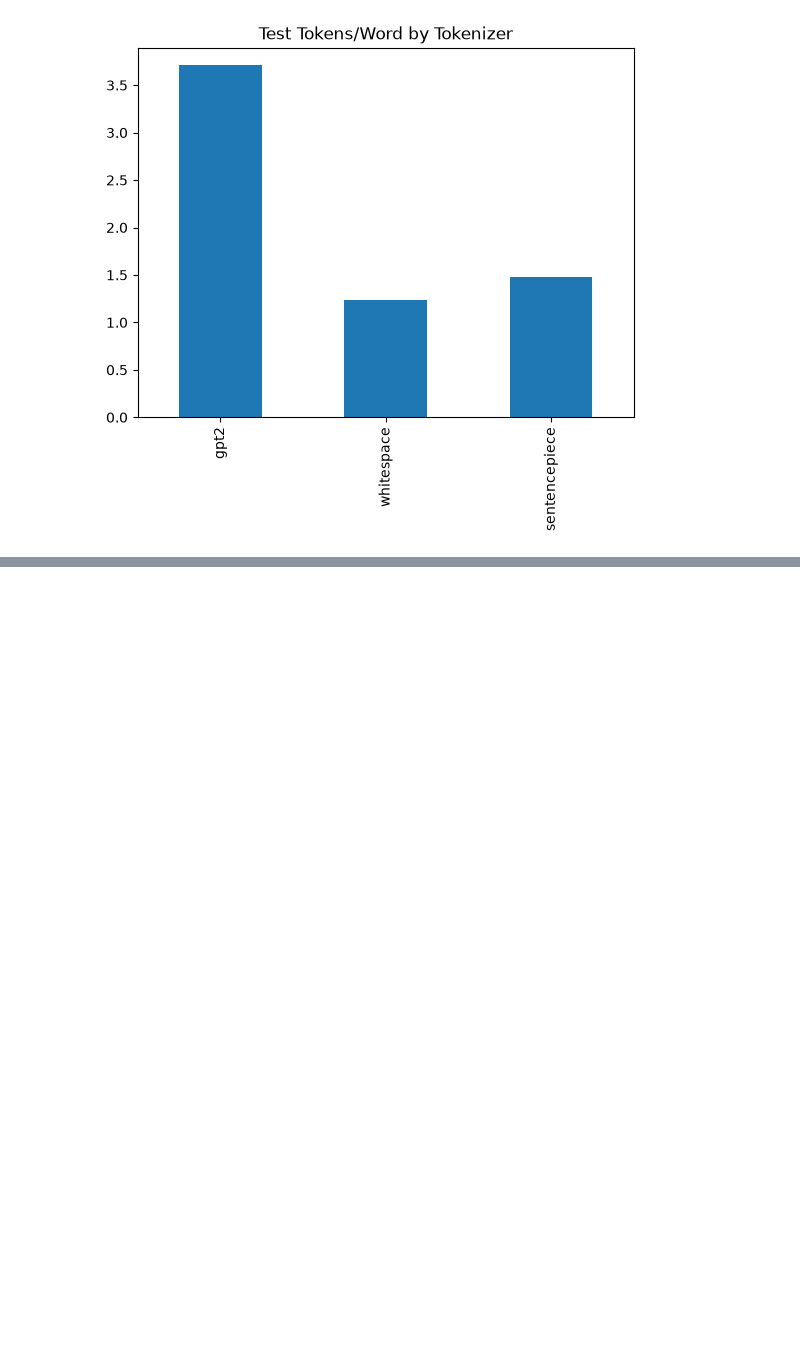
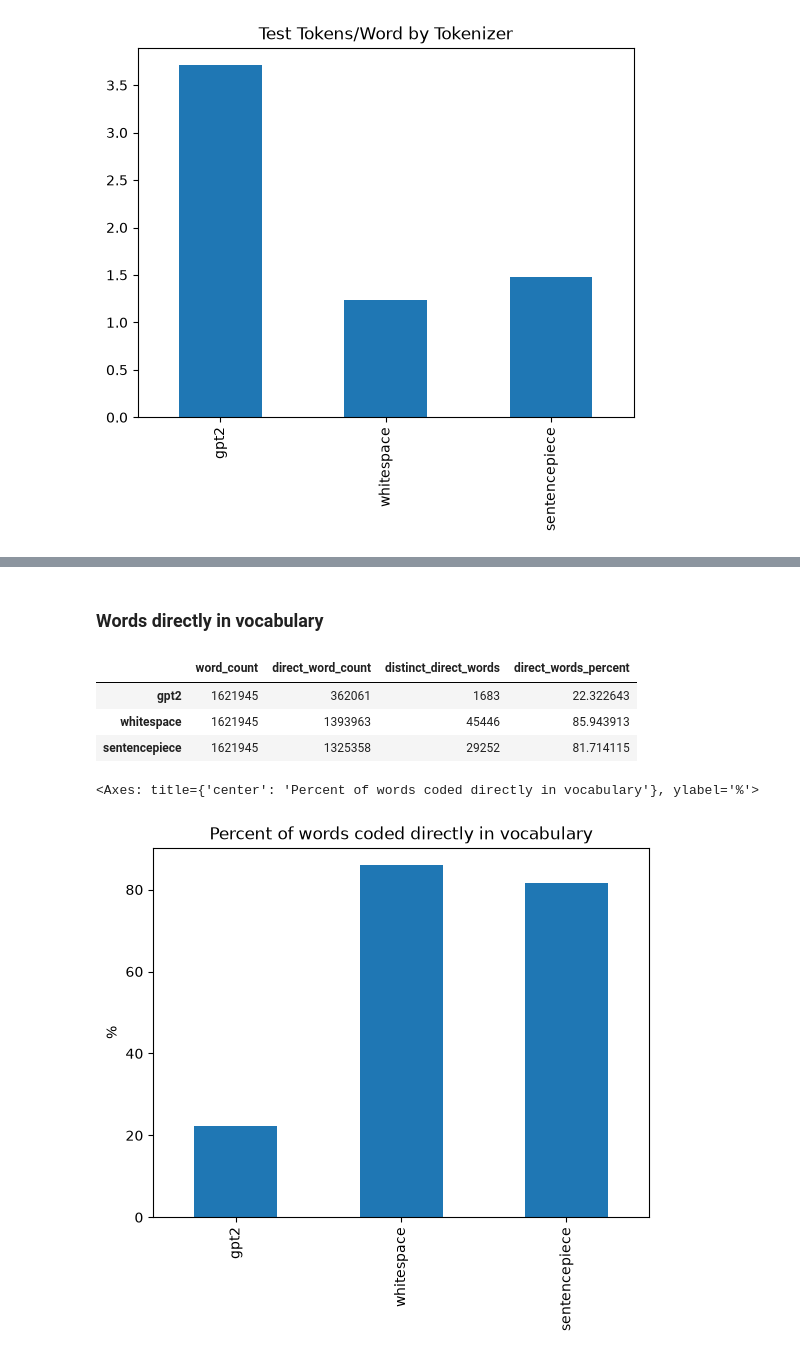
Before and after one commit to lkwinta/computional-linguistics, a Jupyter notebook: lab01-tokenization/evaluation.ipynb, the cells around one changed output, grey strips where cells are left out. Cells and saved outputs as stored; diff of their text form; code cells hidden in the pictures; blank space fills up the shorter version.

```diff
--- a/lab01-tokenization/evaluation.ipynb
+++ b/lab01-tokenization/evaluation.ipynb
@@ -259,0 +218,40 @@ df_metrics["word_perplexity"].plot(kind="bar", title="Word Perplexity by Model")
+# %% [markdown]
+### Words directly in vocabulary
+# %%
+from collections import Counter
+
+word_counts = Counter(re.findall(r"\w+", TEST_PATH.read_text(encoding="utf-8")))
+word_count = sum(word_counts.values())
+word_by_word = {}
+
+for name, tokenizer, unk_id in (
+    ("gpt2", gpt2_tokenizer, gpt2_tokenizer.tokenizer.unk_token_id),
+    ("whitespace", whitespace_tokenizer, whitespace_tokenizer.unk_token_id),
+    ("sentencepiece", sentencepiece_tokenizer, sentencepiece_tokenizer.tokenizer.unk_id()),
+):
+    direct_count = distinct_direct_count = 0
+    for word, occurrences in tqdm(word_counts.items(), desc=name):
+        ids = tokenizer.encode(word)
+        if len(ids) == 1 and ids[0] != unk_id:
+            direct_count += occurrences
+            distinct_direct_count += 1
+
+    word_by_word[name] = {
+        "word_count": word_count,
+        "direct_word_count": direct_count,
+        "distinct_direct_words": distinct_direct_count,
+        "direct_words_percent": 100 * direct_count / word_count,
+    }
+
+df_word_by_word = pd.DataFrame.from_dict(word_by_word, orient="index")
+df_word_by_word
+# %% [output]
+|  | word_count | direct_word_count | distinct_direct_words | direct_words_percent |
+| gpt2 | 1621945 | 362061 | 1683 | 22.322643 |
+| whitespace | 1621945 | 1393963 | 45446 | 85.943913 |
+| sentencepiece | 1621945 | 1325358 | 29252 | 81.714115 |
+# %%
+df_word_by_word["direct_words_percent"].plot(kind="bar", title="Percent of words coded directly in vocabulary", ylabel="%")
+# %% [output]
+<Axes: title={'center': 'Percent of words coded directly in vocabulary'}, ylabel='%'>
+[figure, added]
```
Also changed, not shown: parts of 19 cells of this notebook, 7 other files.
